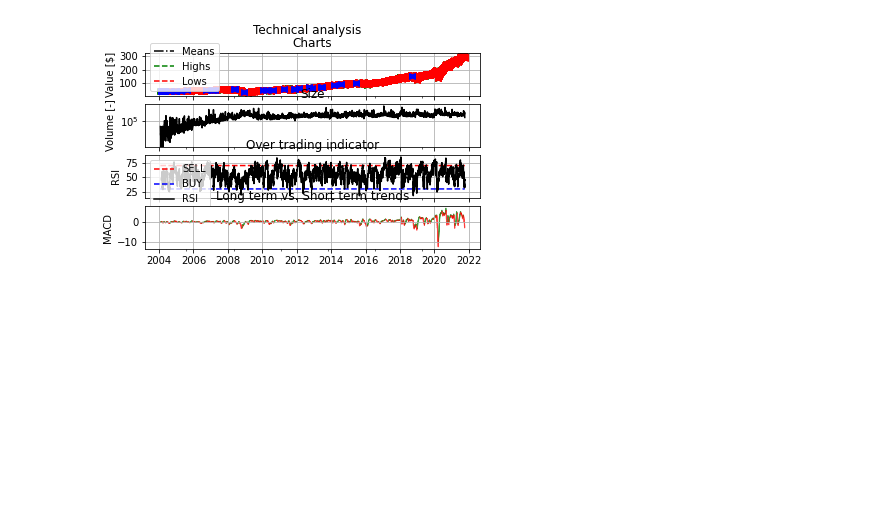
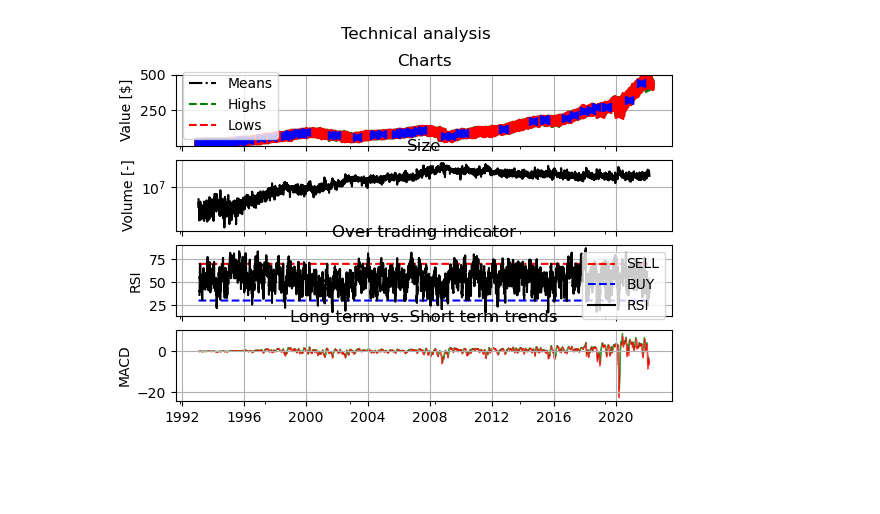
Before and after one commit to sidbannet/stockhealth, a Jupyter notebook: examples/stock-price-analysis.ipynb, the cells around one changed output. Drawn from its saved outputs; the diff is of its cells as text; code cells hidden in the pictures; blank space fills up the shorter version.

```diff
--- a/examples/stock-price-analysis.ipynb
+++ b/examples/stock-price-analysis.ipynb
@@ -3,7 +9,9 @@ from stockhealth.analyzer import TimeSeries as Ts
 from stockhealth.simulation import MonteCarloWithTraining as Mcs
 from stockhealth.training import Trends
 # %%
-vug = Ts(ticker='VUG')
-f, a = vug.technical()
+stock = Ts(ticker='SPY')
+
+%matplotlib widget
+f, a = stock.technical()
 # %% [output]
-[figure, old version]
+[figure, new version]
```
Also changed, not shown: parts of 1 cell of this notebook, 2 other files.
